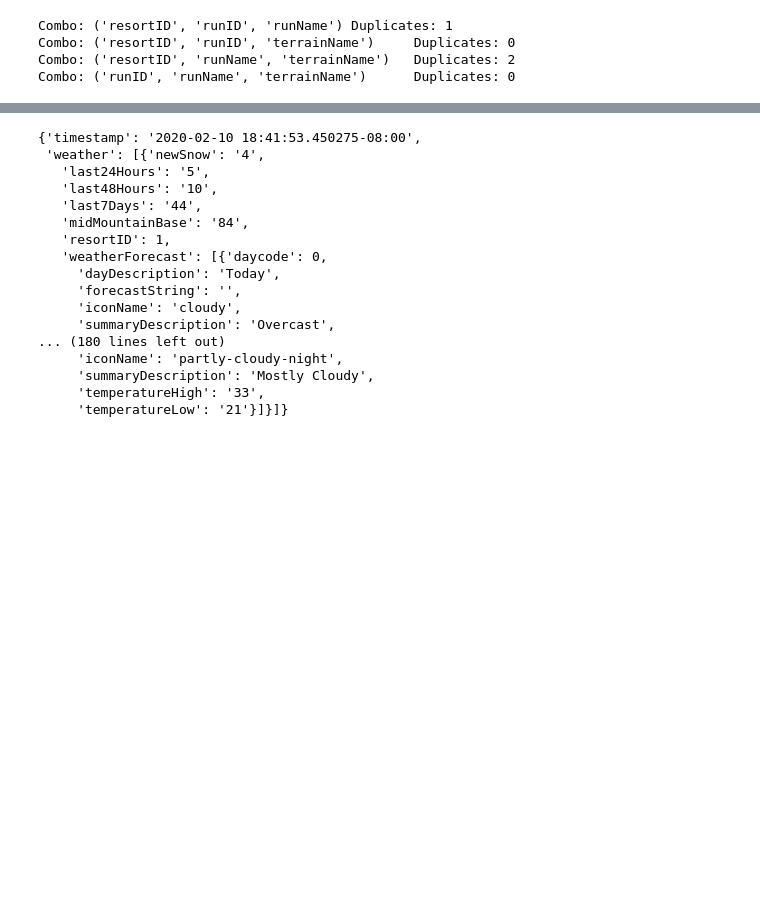
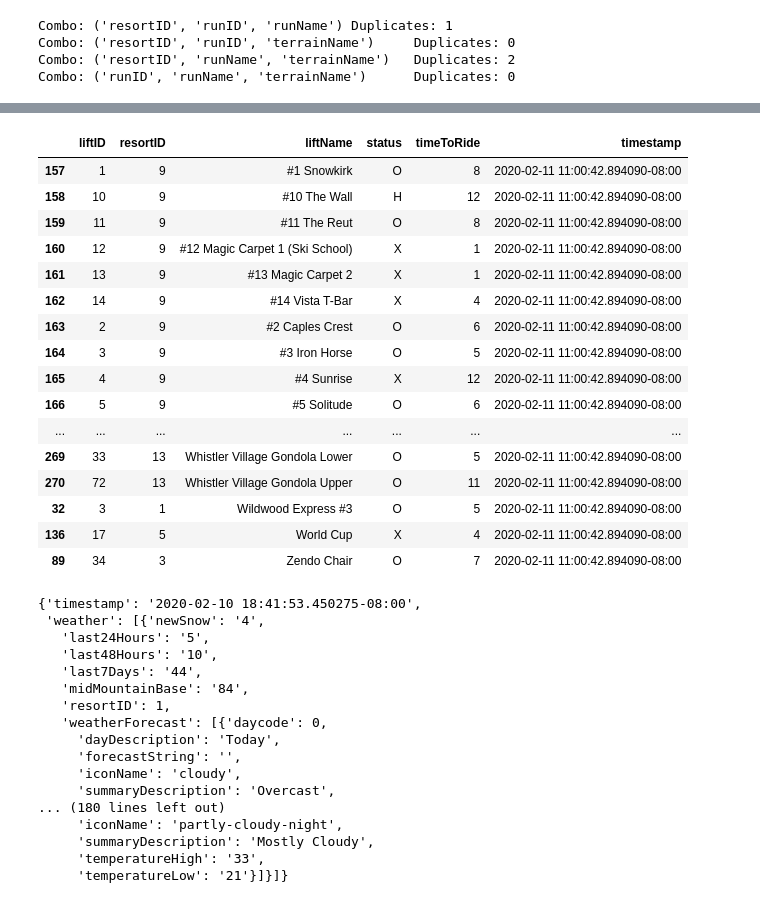
Before and after one commit to Pall-v/snowbot, a Jupyter notebook: notebooks/2.0-pv-process-json.ipynb, the cells around one changed output, grey strips where cells are left out. Saved outputs shown, nothing was run; the diff lists cells and outputs as text; code cells hidden in the pictures; blank space fills up the shorter version.

Commit message:
Add tests and re-write get_data_changes()
Faster version of get_data_changes for use with parquet writing

```diff
--- a/notebooks/2.0-pv-process-json.ipynb
+++ b/notebooks/2.0-pv-process-json.ipynb
@@ -90,7 +90,7 @@ def flatten(items):
 
 # The columns that serve to identify records for each topic
 topic_ID_col_names = {
-    'lifts': 'liftName',
+    'lifts': ['resortID', 'liftName'],
     'terrain': ['resortID', 'runID', 'runName', 'terrainName'],
     'weather': 'resortID',
     'all_topics': 'timestamp'
@@ -99,10 +99,13 @@ topic_ID_col_names = {
 all_ID_col_names = set(flatten(topic_ID_col_names.values()))
 # %%
 TEST_DATA_DIR = "../data/test/"
-merged_whis_lifts_test = TEST_DATA_DIR + "merged_whis_lifts_test.json"
 lifts_json_test_file = TEST_DATA_DIR + "lifts_test.json"
 terrain_json_test_file = TEST_DATA_DIR + "terrain_test.json"
 weather_json_test_file = TEST_DATA_DIR + "weather_test.json"
+merged_lifts_json_test_file = TEST_DATA_DIR + "merged_lifts_test.json"
+merged_terrain_json_test_file = TEST_DATA_DIR + "merged_terrain_test.json"
+merged_weather_json_test_file = TEST_DATA_DIR + "merged_weather_test.json"
+merged_whis_lifts_test = TEST_DATA_DIR + "merged_whis_lifts_test.json"
 # %%
 # from https://alexwlchan.net/2019/07/listing-s3-keys/
 def get_matching_s3_objects(bucket, prefix="", suffix=""):
@@ -255,6 +258,25 @@ def get_data_changes(df, topic, keep_oldest=False):
     df = set_df_datatypes(df, topic)
 
     return df
+# %%
+# TBD: document:
+# New version only for when there are only two timestamps to compare
+def get_data_changes(df, topic, keep_oldest=False):
+
+    ID_columns = topic_ID_col_names[topic]
+    data_columns = [c for c in df.columns if c not in all_ID_col_names]
+    subset = df.columns.drop('timestamp')
+    df.sort_values('timestamp', inplace=True)
+
+    if keep_oldest:
+        df = df.drop_duplicates(subset=subset, keep='first')
+    else:
+        df = df.drop_duplicates(subset=subset, keep=False)
+        df = df.drop_duplicates(subset=ID_columns, keep='last')
+
+    df = set_df_datatypes(df, topic)
+
+    return df
 # %% [markdown]
 # Process lift json fies
 # %%
@@ -700,0 +822,2 @@ OK
+# %%
+df = load_json_as_df(merged_terrain_json_test_file, 'terrain')
@@ -701,3 +861,24 @@ OK
+# %%
+with pd.option_context('display.max_rows', None, 'display.max_columns', None):
+    display(get_data_changes(df, 'lifts', keep_oldest=True).sort_values('liftName'))
+# %% [output]
+|  | liftID | resortID | liftName | status | timeToRide | timestamp |
+| 157 | 1 | 9 | #1 Snowkirk | O | 8 | 2020-02-11 11:00:42.894090-08:00 |
+| 158 | 10 | 9 | #10 The Wall | H | 12 | 2020-02-11 11:00:42.894090-08:00 |
+| 159 | 11 | 9 | #11 The Reut | O | 8 | 2020-02-11 11:00:42.894090-08:00 |
+| 160 | 12 | 9 | #12 Magic Carpet 1 (Ski School) | X | 1 | 2020-02-11 11:00:42.894090-08:00 |
+| 161 | 13 | 9 | #13 Magic Carpet 2 | X | 1 | 2020-02-11 11:00:42.894090-08:00 |
+| 162 | 14 | 9 | #14 Vista T-Bar | X | 4 | 2020-02-11 11:00:42.894090-08:00 |
+| 163 | 2 | 9 | #2 Caples Crest | O | 6 | 2020-02-11 11:00:42.894090-08:00 |
+| 164 | 3 | 9 | #3 Iron Horse | O | 5 | 2020-02-11 11:00:42.894090-08:00 |
+| 165 | 4 | 9 | #4 Sunrise | X | 12 | 2020-02-11 11:00:42.894090-08:00 |
+| 166 | 5 | 9 | #5 Solitude | O | 6 | 2020-02-11 11:00:42.894090-08:00 |
+| ... | ... | ... | ... | ... | ... | ... |
+| 269 | 33 | 13 | Whistler Village Gondola Lower | O | 5 | 2020-02-11 11:00:42.894090-08:00 |
+| 270 | 72 | 13 | Whistler Village Gondola Upper | O | 11 | 2020-02-11 11:00:42.894090-08:00 |
+| 32 | 3 | 1 | Wildwood Express #3 | O | 5 | 2020-02-11 11:00:42.894090-08:00 |
+| 136 | 17 | 5 | World Cup | X | 4 | 2020-02-11 11:00:42.894090-08:00 |
+| 89 | 34 | 3 | Zendo Chair | O | 7 | 2020-02-11 11:00:42.894090-08:00 |
 # %%
 prior_object = bucket.Object('weather' + PRIOR_SUFFIX)
 prior = prior_object.get()[
```
Also changed, not shown: parts of 21 cells of this notebook, 4 other files.
